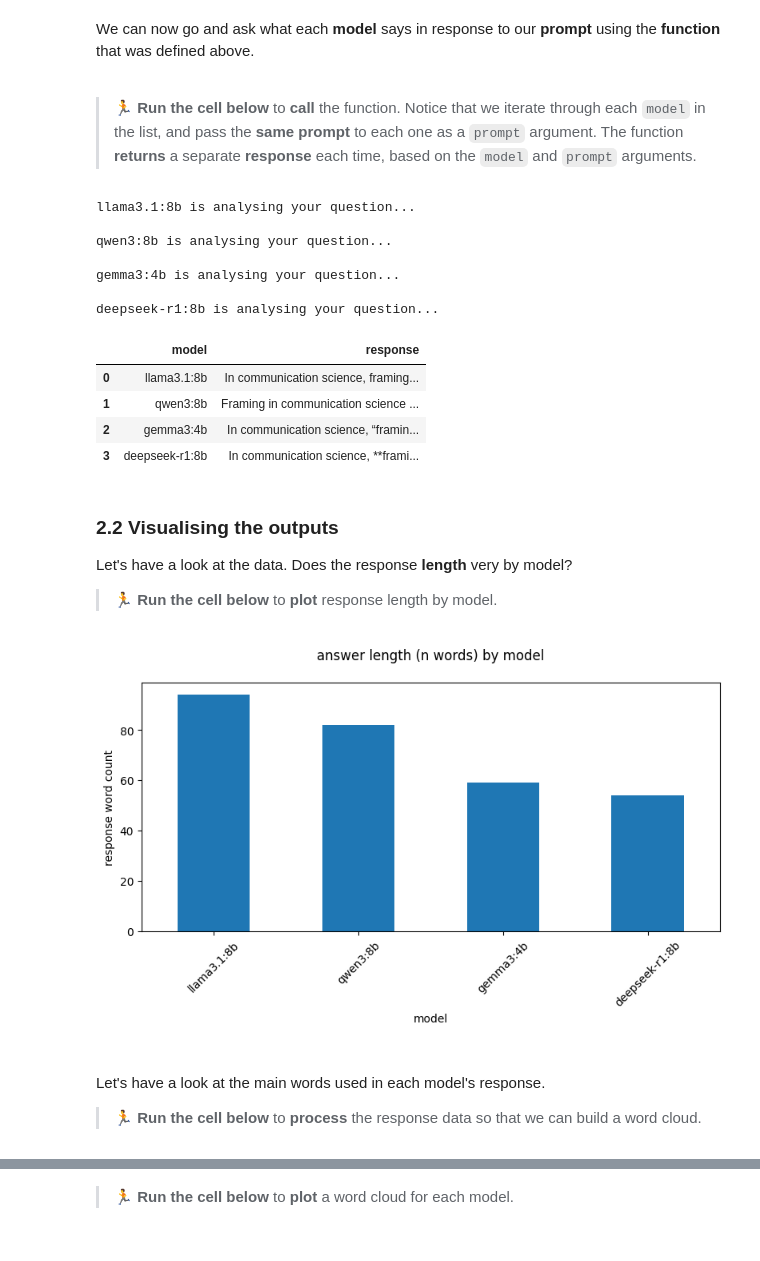
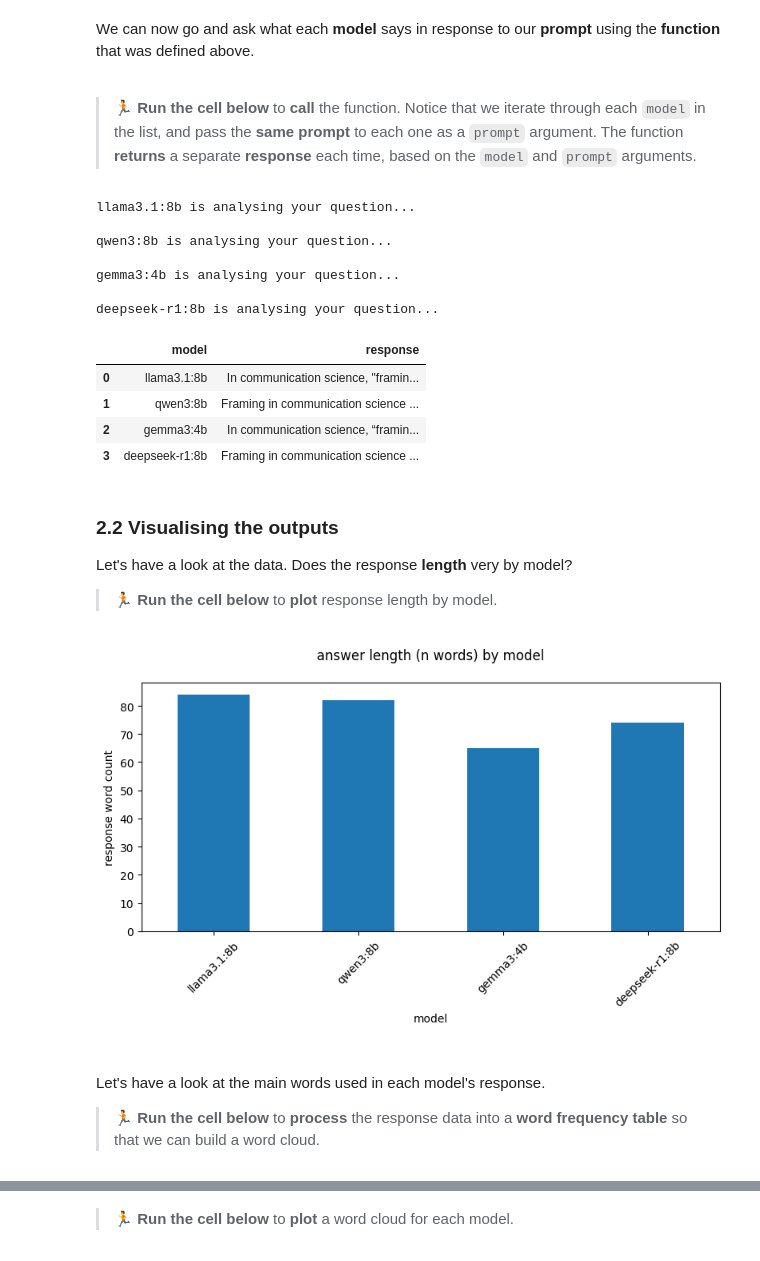
Before and after one commit to Fonzzy1/LLM-Workshop, a Jupyter notebook: workshop.ipynb, the cells around one changed output, grey strips where cells are left out. Cells and saved outputs as stored; diff of their text form; code cells hidden in the pictures.

```diff
--- a/workshop.ipynb
+++ b/workshop.ipynb
@@ -145,15 +151,19 @@ Below is a function that takes two arguments:
 # %%
 import ollama
 
-def query_llm(prompt, model):
-    # Send the request to ollama and get the response
+def query_llm(prompt, mymodel):
+
+    # send the request with prompt and mymodel to ollama and get the full response
     response = ollama.chat(
-        model=model,
+        model=mymodel,
         messages=[{"role": "user",
                    "content": prompt}
                   ]
     )
-    # Return ONLY the LLM's textual answer from the response
-    return response.message.content
+    # extract response text from response
+    response_text = response.message.content
+
+    # return model text
+    return response_text
 # %% [markdown]
 ### **2.1 Running the LLMs**
@@ -197,33 +207,33 @@ was defined above.
 # %%
 rows = []
 
 # pass the prompt to each model in the list
-for model in models:
-    print(f"{model} is analysing your question...\n")
+for mymodel in models:
+    print(f"{mymodel} is analysing your question...\n")
 
-    answer = query_llm(prompt, model)
+    response_text = query_llm(prompt, mymodel)
 
     rows.append({
-        "model": model,
-        "response": answer
+        "model": mymodel,
+        "response": response_text
     })
 
 test_df = pd.DataFrame(rows)
 
 test_df
 # %% [output]
 llama3.1:8b is analysing your question...
 
 qwen3:8b is analysing your question...
 
 gemma3:4b is analysing your question...
 
 deepseek-r1:8b is analysing your question...
 |  | model | response |
-| 0 | llama3.1:8b | In communication science, framing... |
+| 0 | llama3.1:8b | In communication science, "framin... |
 | 1 | qwen3:8b | Framing in communication science ... |
 | 2 | gemma3:4b | In communication science, “framin... |
-| 3 | deepseek-r1:8b | In communication science, **frami... |
+| 3 | deepseek-r1:8b | Framing in communication science ... |
 # %% [markdown]
 ### **2.2 Visualising the outputs**
 
@@ -244,13 +254,13 @@ plt.xticks(rotation=45)
 plt.tight_layout()
 plt.show()
 # %% [output]
-[figure, old version]
+[figure, new version]
 # %% [markdown]
 <br>
 
 Let's have a look at the main words used in each model's response.
 
-> 🏃 **Run the cell below** to **process** the response data so that we can build a word cloud.
+> 🏃 **Run the cell below** to **process** the response data into a **word frequency table** so that we can build a word cloud.
 # %%
 import pandas as pd
 import re
```
Also changed, not shown: parts of 20 cells of this notebook.
